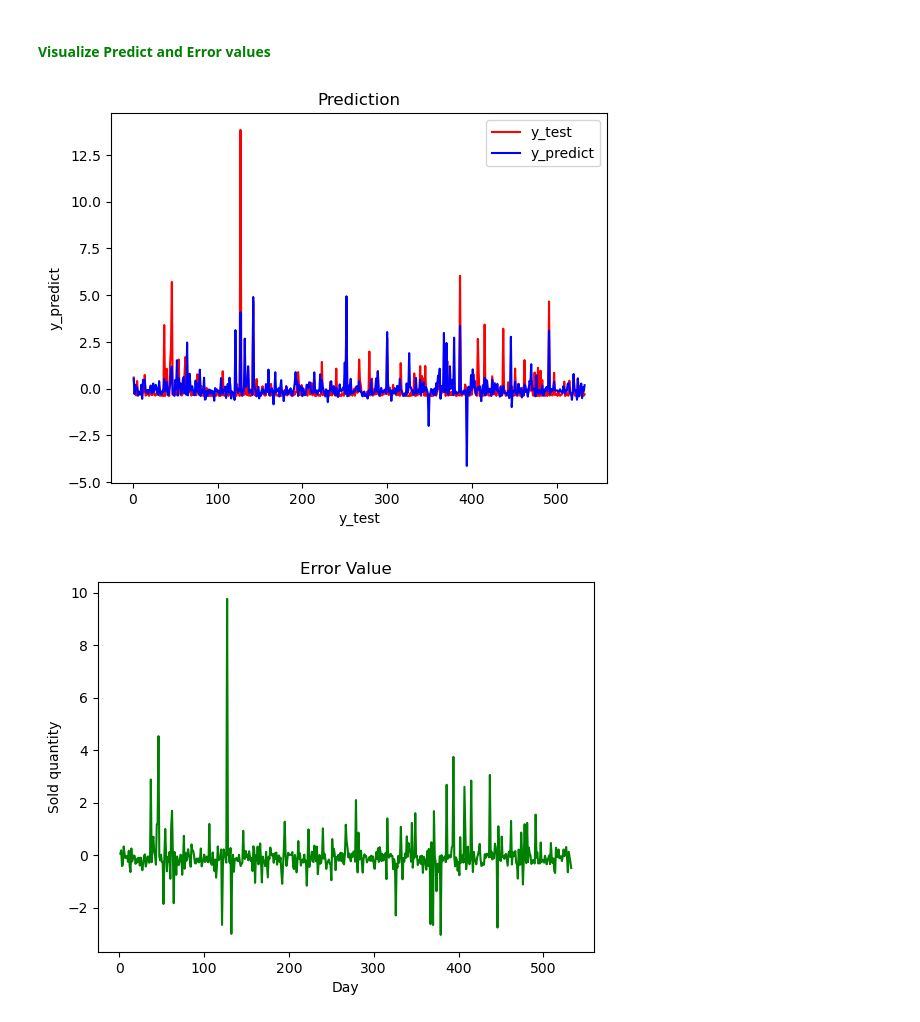
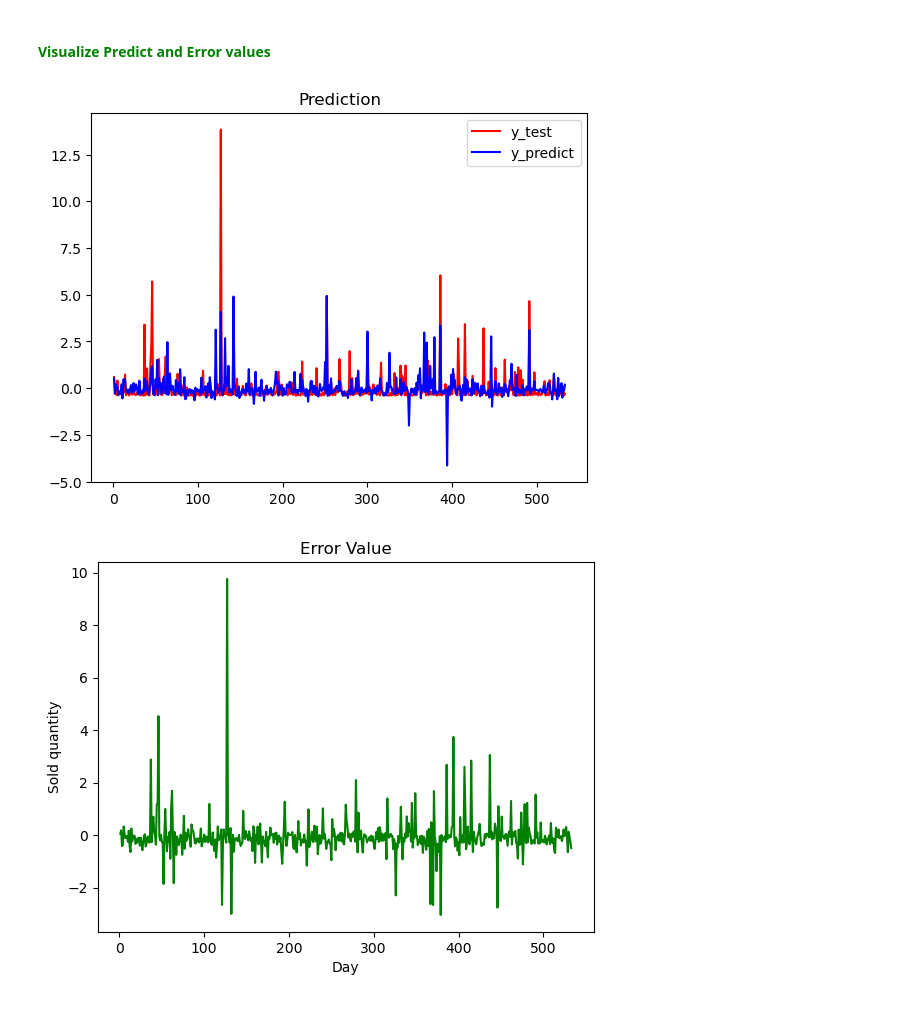
Before and after one commit to TienDat57/IntroductionToDataScience, a Jupyter notebook: src/models/PolynomialRegression.ipynb, the cells around one changed output. Drawn from its saved outputs; the diff is of its cells as text; code cells hidden in the pictures.

```diff
--- a/src/models/PolynomialRegression.ipynb
+++ b/src/models/PolynomialRegression.ipynb
@@ -109,14 +109,12 @@ y_pred = poly_grid.predict(X_test)
 # %%
 plot_predict = [i for i in range (1, len(y_test) + 1, 1)]
 plt.plot(plot_predict,y_test,color='r',linestyle='-')
 plt.plot(plot_predict,y_pred,color='b',linestyle='-')
 plt.legend(['y_test','y_predict'])
-plt.xlabel('y_test')
-plt.ylabel('y_predict')
 plt.title('Prediction')
 plt.show()
 # %% [output]
-[figure, old version]
+[figure, new version]
 # %%
 plot_error_value = [i for i in range(1, len(y_test) + 1, 1)]
 plt.plot(plot_error_value, y_test-y_pred, color='green', linestyle='-')
```
Also changed, not shown: parts of 4 cells of this notebook, 6 other files.
